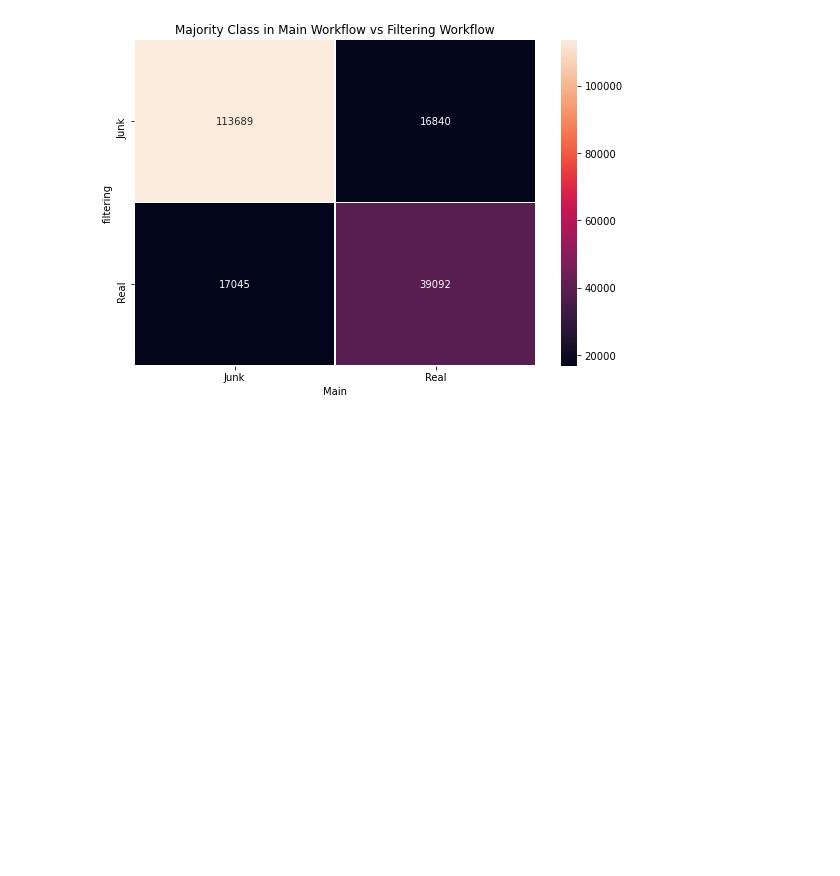
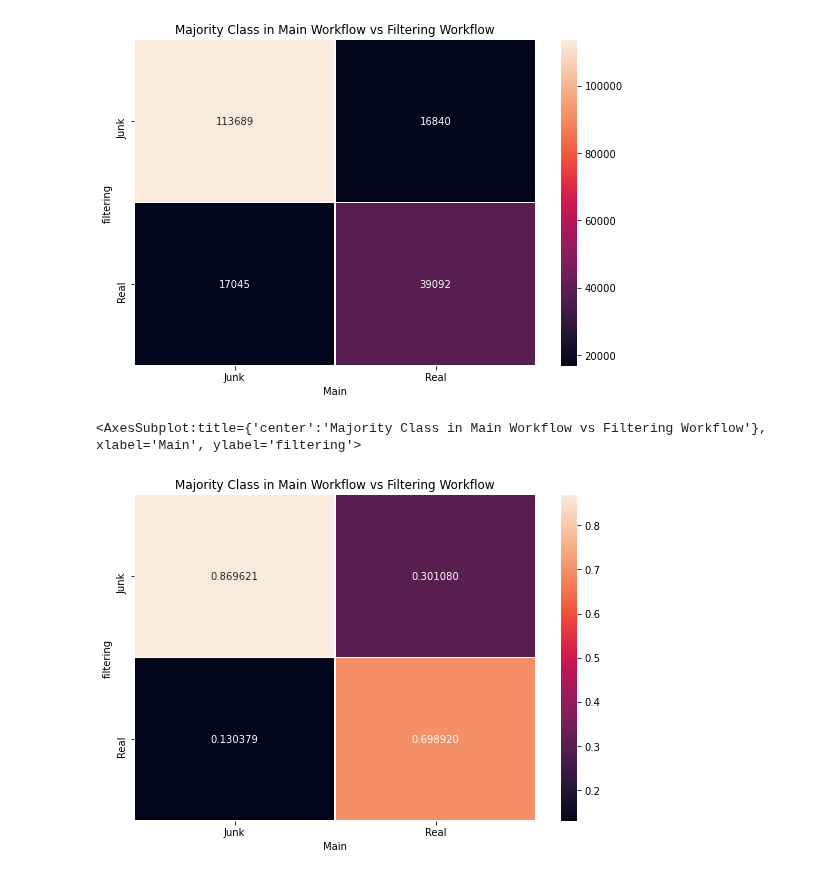
Before and after one commit to adammcmaster/superwasp-tools, a Jupyter notebook: junk_vs_real_classifications.ipynb, the cells around one changed output. Saved outputs shown, nothing was run; the diff lists cells and outputs as text; code cells hidden in the pictures; blank space fills up the shorter version.

Commit message:
Add plot of fractions

```diff
--- a/junk_vs_real_classifications.ipynb
+++ b/junk_vs_real_classifications.ipynb
@@ -70,6 +70,11 @@ seaborn.heatmap(comparison_df, annot=True, fmt=".0f", linewidths=.5, ax=ax)
 # %% [output]
 <AxesSubplot:title={'center':'Majority Class in Main Workflow vs Filtering Workflow'}, xlabel='main', ylabel='filtering'>
 [figure]
+# %%
+consolidated_comparison_df = pandas.DataFrame({
+    'Junk': comparison_df['Junk'],
+    'Real': comparison_df[[k for k in comparison_df.keys() if k != 'Junk']].sum(axis='columns'),
+}).rename_axis('Main', axis='columns')
 # %%
 f, ax = pyplot.subplots(figsize=(9, 6))
 pyplot.title('Majority Class in Main Workflow vs Filtering Workflow')
@@ -80,3 +82,10 @@ seaborn.heatmap(pandas.DataFrame({
 # %% [output]
 <AxesSubplot:title={'center':'Majority Class in Main Workflow vs Filtering Workflow'}, xlabel='Main', ylabel='filtering'>
 [figure]
+# %%
+f, ax = pyplot.subplots(figsize=(9, 6))
+pyplot.title('Majority Class in Main Workflow vs Filtering Workflow')
+seaborn.heatmap(consolidated_comparison_df/consolidated_comparison_df.sum(), annot=True, fmt="f", linewidths=.5, ax=ax)
+# %% [output]
+<AxesSubplot:title={'center':'Majority Class in Main Workflow vs Filtering Workflow'}, xlabel='Main', ylabel='filtering'>
+[figure, added]
```
Also changed, not shown: parts of 1 cell of this notebook.
